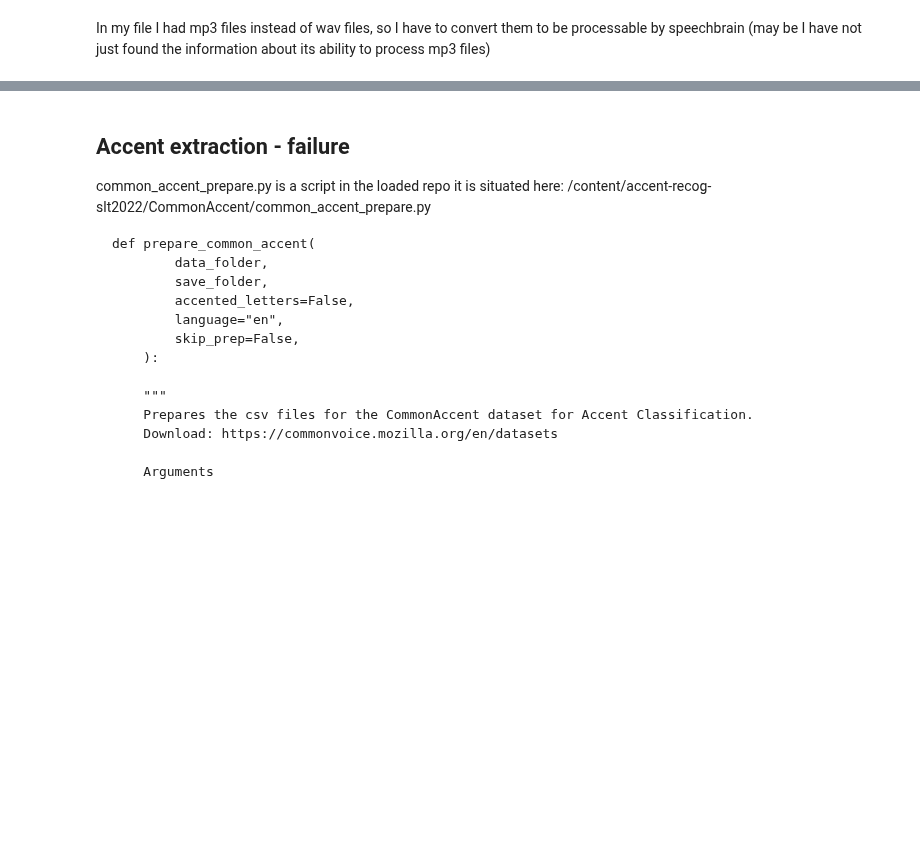
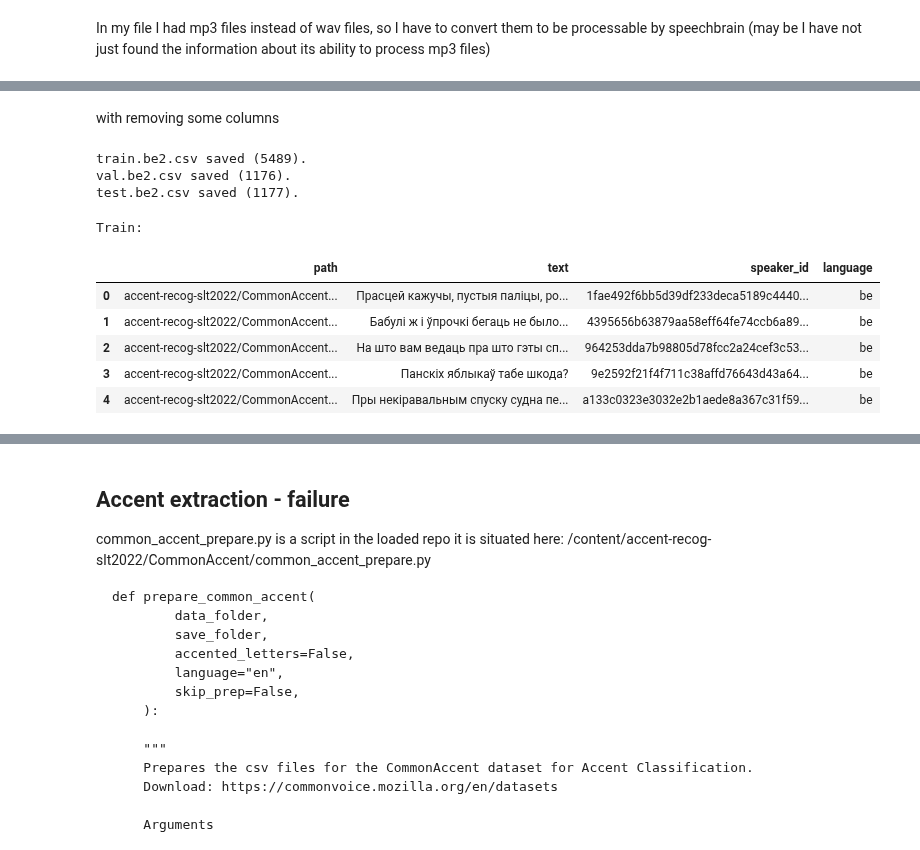
Before and after one commit to msaantonova/Accent-Classification_Speech-technologies, a Jupyter notebook: Accent_recognition_project_SS25.ipynb, the cells around one changed output, grey strips where cells are left out. Saved outputs shown, nothing was run; the diff lists cells and outputs as text; code cells hidden in the pictures; blank space fills up the shorter version.

```diff
--- a/Accent_recognition_project_SS25.ipynb
+++ b/Accent_recognition_project_SS25.ipynb
@@ -727,2 +771,62 @@ df_test_be.to_csv(os.path.join(output_dir, "test.csv"), index=False)
+# %% [markdown]
+with removing some columns
+# %%
+import pandas as pd
+import os
+
+validated_path = '/content/cv_data/cv-corpus-21.0-delta-2025-03-14/be/validated.tsv'
+other_path = '/content/cv_data/cv-corpus-21.0-delta-2025-03-14/be/other.tsv'
+
+df_validated = pd.read_csv(validated_path, sep='\t')
+df_other = pd.read_csv(other_path, sep='\t')
+df_all = pd.concat([df_validated, df_other], ignore_index=True)
+
+keep_columns = ["path", "sentence", "client_id", "locale"]
+df_all = df_all[[col for col in keep_columns if col in df_all.columns]]
+
+output_wav_dir = '/content/accent-recog-slt2022/CommonAccent/data_small/wav_files'
+
+def build_dataset(split_df, split_name):
+    df_split = df_all[df_all["path"].isin(split_df["path"])].copy()
+
+    df_split["path"] = df_split["path"].apply(lambda x: os.path.join(output_wav_dir, x.replace(".mp3", ".wav")))
+    df_split = df_split[df_split["path"].apply(os.path.exists)]
+    df_split["path"] = df_split["path"].apply(lambda x: os.path.relpath(x, start="/content"))
+
+    df_split.rename(columns={
+        "sentence": "text",
+        "client_id": "speaker_id",
+        "locale": "language"
+    }, inplace=True)
+
+    output_path = f"/content/{split_name}.be2.csv"
+    df_split.to_csv(output_path, index=False)
+    print(f"{split_name}.be2.csv saved ({len(df_split)}).")
+
+build_dataset(df_train_be, "train")
+build_dataset(df_dev_be, "val")
+build_dataset(df_test_be, "test")
+# %% [output]
+train.be2.csv saved (5489).
+val.be2.csv saved (1176).
+test.be2.csv saved (1177).
+# %%
+import pandas as pd
+
+# Load the datasets
+df_train = pd.read_csv("/content/train.be2.csv")
+df_val = pd.read_csv("/content/val.be2.csv")
+df_test = pd.read_csv("/content/test.be2.csv")
+
+print("Train:")
+df_train.head()
+# %% [output]
+Train:
+|  | path | text | speaker_id | language |
+| 0 | accent-recog-slt2022/CommonAccent... | Прасцей кажучы, пустыя паліцы, ро... | 1fae492f6bb5d39df233deca5189c4440... | be |
+| 1 | accent-recog-slt2022/CommonAccent... | Бабулі ж і ўпрочкі бегаць не было... | 4395656b63879aa58eff64fe74ccb6a89... | be |
+| 2 | accent-recog-slt2022/CommonAccent... | На што вам ведаць пра што гэты сп... | 964253dda7b98805d78fcc2a24cef3c53... | be |
+| 3 | accent-recog-slt2022/CommonAccent... | Панскіх яблыкаў табе шкода? | 9e2592f21f4f711c38affd76643d43a64... | be |
+| 4 | accent-recog-slt2022/CommonAccent... | Пры некіравальным спуску судна пе... | a133c0323e3032e2b1aede8a367c31f59... | be |
 # %%
 !zip -r /content/data_small.zip /content/accent-recog-slt2022/CommonAccent/data_small
```
Also changed, not shown: parts of 9 cells of this notebook.
